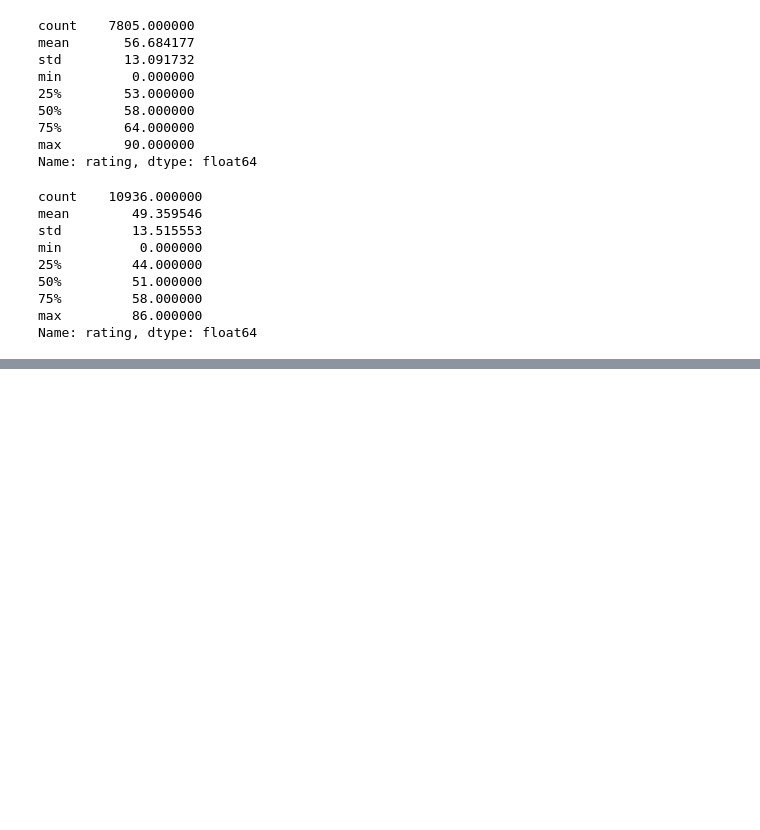
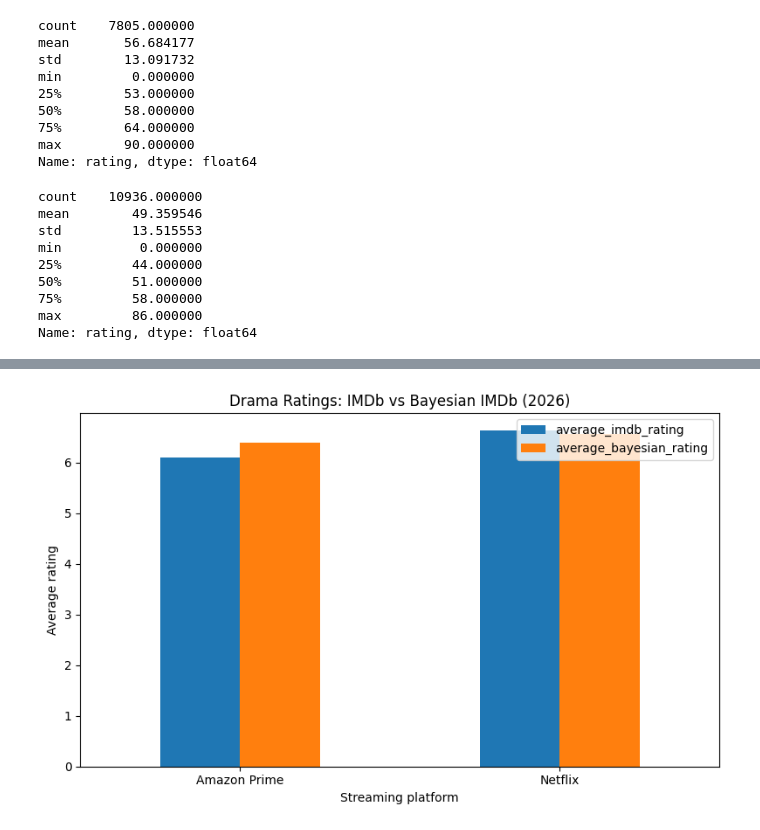
Before and after one commit to DianaAleks/streaming-services-enshittification-study, a Jupyter notebook: analysis_netflix_amazon_prime_2026.ipynb, the cells around one changed output, grey strips where cells are left out. Saved outputs shown, nothing was run; the diff lists cells and outputs as text; code cells hidden in the pictures; blank space fills up the shorter version.

```diff
--- a/analysis_netflix_amazon_prime_2026.ipynb
+++ b/analysis_netflix_amazon_prime_2026.ipynb
@@ -381,0 +641,18 @@ plt.show()
+# %%
+# Calculating the mean IMDb rating and the 75th percentile of the number of votes
+C = valid_drama["imdb_rating"].mean()
+m = valid_drama["num_votes"].quantile(0.75)
+
+valid_drama["bayesian_rating"] = (
+    valid_drama["num_votes"] / (valid_drama["num_votes"] + m)
+    * valid_drama["imdb_rating"]
+    +
+    m / (valid_drama["num_votes"] + m) * C
+)
+
+print("Overall Drama rating:", round(C, 2))
+print("Vote threshold:", round(m, 0))
+
+print(valid_drama[
+    ["title", "platform", "imdb_rating", "num_votes", "bayesian_rating"]
+].head(10))
@@ -381,0 +673,14 @@ plt.show()
+# %%
+# Comparing platforms based on Drama titles
+platform_comparison = (
+    valid_drama.groupby("platform")
+    .agg(
+        number_of_titles=("tmdb_id", "nunique"),
+        average_imdb_rating=("imdb_rating", "mean"),
+        average_bayesian_rating=("bayesian_rating", "mean"),
+        median_bayesian_rating=("bayesian_rating", "median")
+    )
+    .round(2)
+)
+
+print(platform_comparison)
@@ -381,0 +697,13 @@ plt.show()
+# %%
+# Visualizing the average IMDb and Bayesian ratings for Drama titles by platform
+platform_comparison[
+    ["average_imdb_rating", "average_bayesian_rating"]
+].plot(kind="bar", figsize=(8, 5), rot=0)
+
+plt.title("Drama Ratings: IMDb vs Bayesian IMDb (2026)")
+plt.xlabel("Streaming platform")
+plt.ylabel("Average rating")
+plt.tight_layout()
+plt.show()
+# %% [output]
+[figure, added]
```
Also changed, not shown: parts of 28 cells of this notebook, 1 other file.
